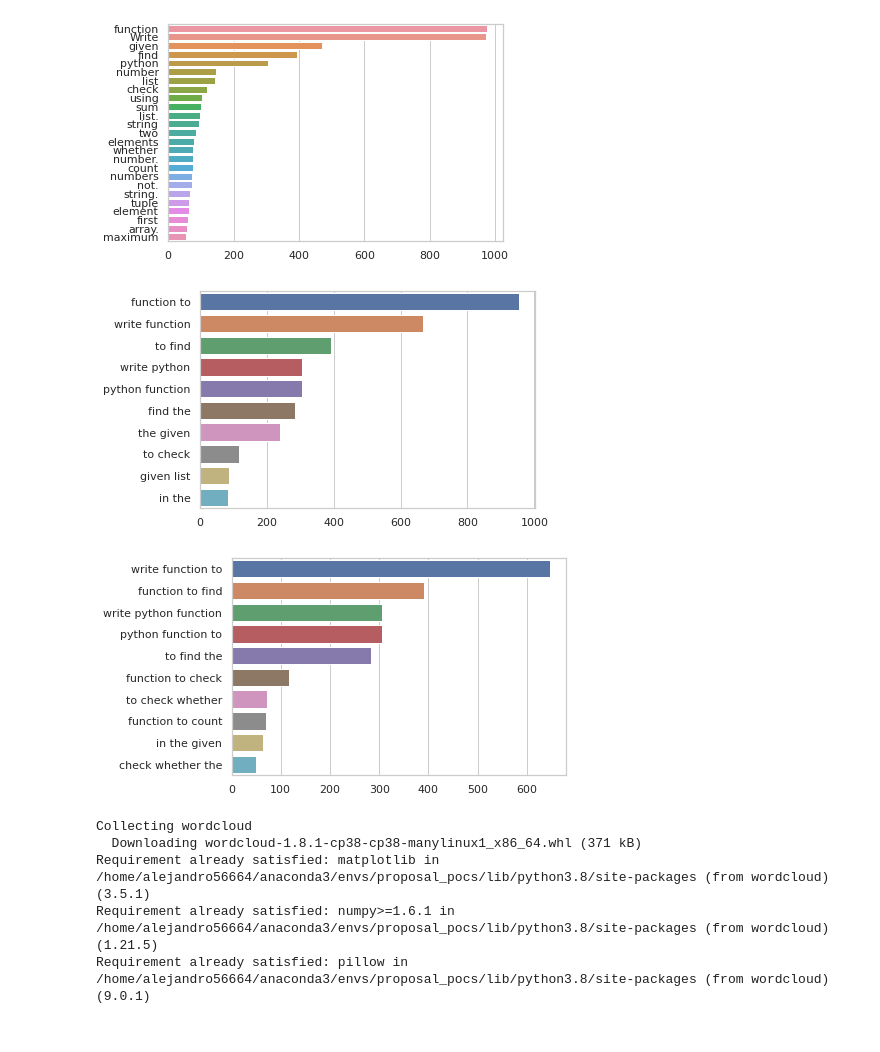
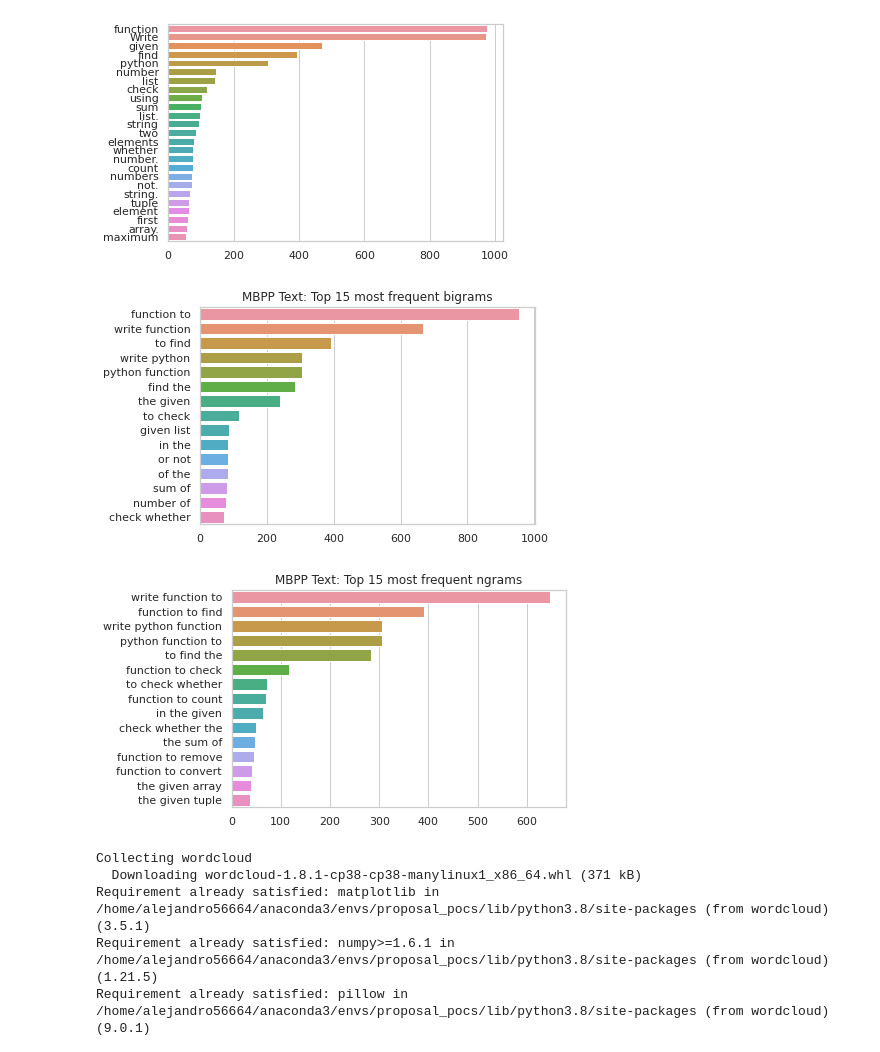
Before and after one commit to alejandro56664-2/final-project-intro-ds-2022-1, a Jupyter notebook: 3_eda/exploratory_data_analysis.ipynb, the cells around one changed output. Cells and saved outputs as stored; diff of their text form; code cells hidden in the pictures.

Commit message:
:construction: add some graphs

```diff
--- a/3_eda/exploratory_data_analysis.ipynb
+++ b/3_eda/exploratory_data_analysis.ipynb
@@ -544,0 +523,34 @@ TODO
+# %%
+from sklearn.feature_extraction.text import CountVectorizer
+
+def _get_top_ngram(corpus, n=None):
+    vec = CountVectorizer(ngram_range=(n, n)).fit(corpus)
+    bag_of_words = vec.transform(corpus)
+    sum_words = bag_of_words.sum(axis=0)
+    words_freq = [(word, sum_words[0, idx])
+                    for word, idx in vec.vocabulary_.items()]
+    words_freq =sorted(words_freq, key = lambda x: x[1], reverse=True)
+    return words_freq
+
+def plot_top_ngrams_barchart(dataset_name, top_n_bigrams, top=15):
+    x,y=map(list,zip(*top_n_bigrams[:top]))
+    ax = sns.barplot(x=y,y=x)
+    ax.set_title(f'{dataset_name}: Top {top} most frequent ngrams')
+
+def plot_ratio_infrequent_ngrams_pie(dataset_name, top_n_bigrams):
+    top_n_bigrams_pd = pd.DataFrame(top_n_bigrams, columns=['bigram', 'freq'])
+    percent_n_brigrams_freq_1 = round(top_n_bigrams_pd[top_n_bigrams_pd['freq'] == 1].shape[0]/top_n_bigrams_pd.shape[0]*100, 2)
+    percent_n_brigrams_freq_2 = round(top_n_bigrams_pd[top_n_bigrams_pd['freq'] == 2].shape[0]/top_n_bigrams_pd.shape[0]*100, 2)
+    percent_n_brigrams_freq_3 = round(top_n_bigrams_pd[top_n_bigrams_pd['freq'] == 3].shape[0]/top_n_bigrams_pd.shape[0]*100, 2)
+    percent_n_brigrams_freq_r = round(top_n_bigrams_pd[top_n_bigrams_pd['freq'] > 3].shape[0]/top_n_bigrams_pd.shape[0]*100, 2)
+
+    labels = 'Appears only once', 'Appears twice', 'Appears three times', 'Appears more than three times'
+    sizes = [percent_n_brigrams_freq_1, percent_n_brigrams_freq_2, percent_n_brigrams_freq_3, percent_n_brigrams_freq_r ]
+    explode = (0.1, 0, 0, 0)
+
+    fig1, ax1 = plt.subplots()
+    ax1.pie(sizes, explode=explode, labels=labels, autopct='%1.1f%%',
+            shadow=True, startangle=30)
+    ax1.axis('equal')  # Equal aspect ratio ensures that pie is drawn as a circle.
+    ax1.set_title(f"Ratio of least frequent n-grams in {dataset_name}")
+    plt.show()
@@ -569,13 +607,15 @@ plot_top_non_stopwords_barchart(mbpp_df['text'])
 # %% [output]
 [figure]
 # %%
-plot_top_ngrams_barchart(mbpp_df['text'], n=2)
+mbpp_text_top_n_bigrams=_get_top_ngram(mbpp_df['text'],n=2)
+plot_top_ngrams_barchart('MBPP Text', mbpp_text_top_n_bigrams)
 # %% [output]
-[figure, old version]
+[figure, new version]
 # %%
-plot_top_ngrams_barchart(mbpp_df['text'], n=3)
+mbpp_text_top_n_bigrams=_get_top_ngram(mbpp_df['text'],n=3)
+plot_top_ngrams_barchart('MBPP Text', mbpp_text_top_n_bigrams)
 # %% [output]
-[figure, old version]
+[figure, new version]
 # %%
 !pip install wordcloud #runing in colab
 # %% [output]
```
Also changed, not shown: parts of 23 cells of this notebook.
